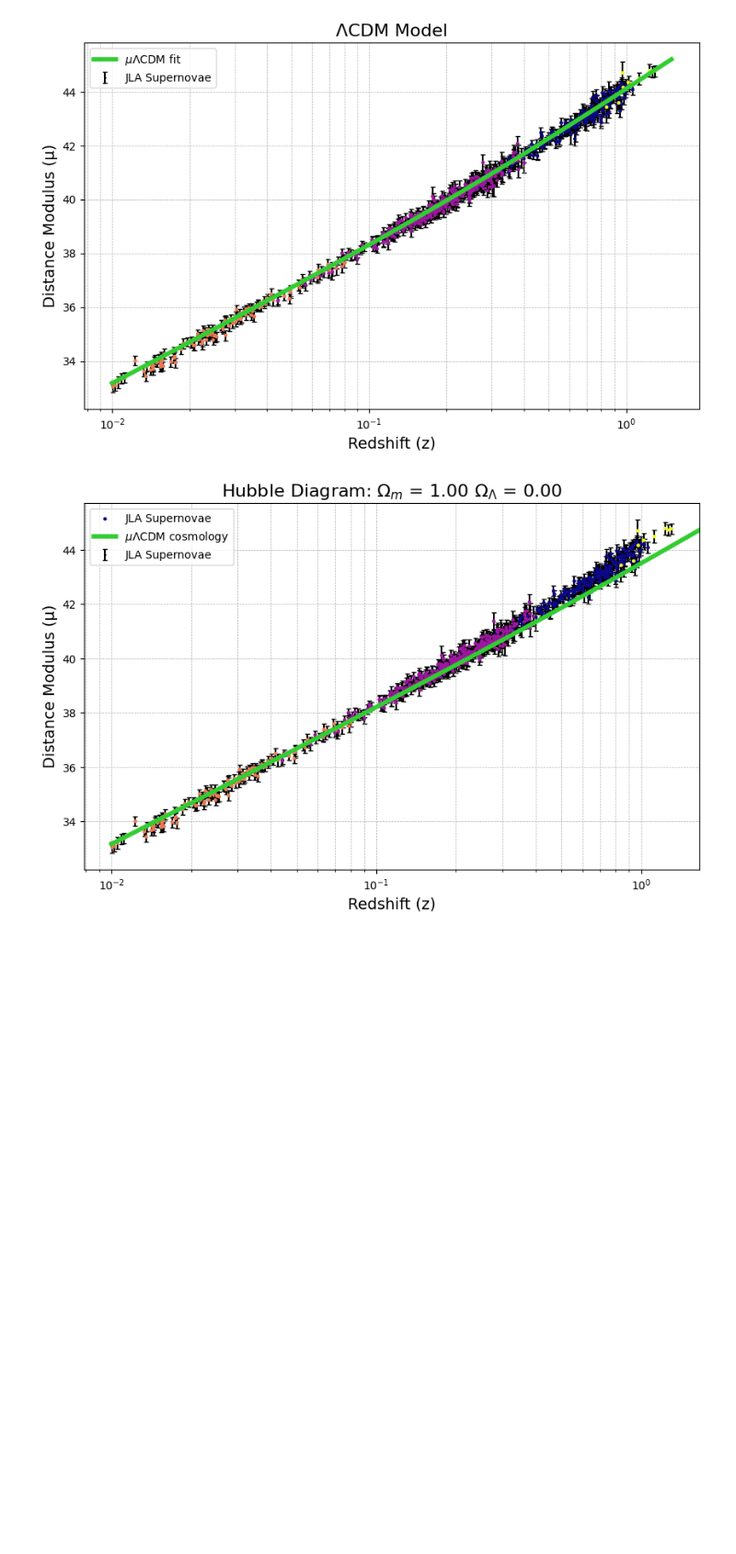
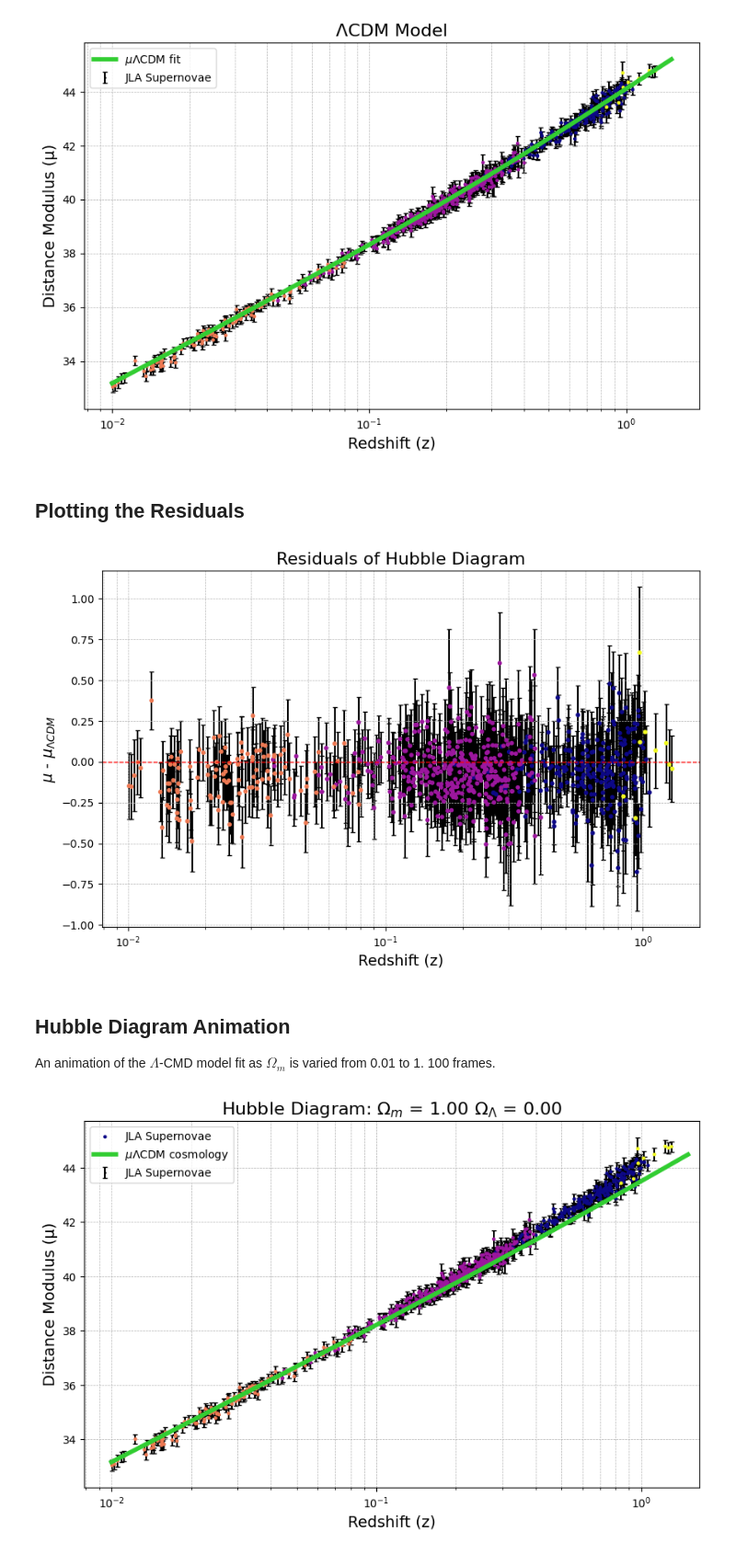
Before and after one commit to chernya4/astr_prac, a Jupyter notebook: SDSS_practice.ipynb, the cells around one changed output. Shown at 92% size. Saved outputs shown, nothing was run; the diff lists cells and outputs as text; code cells hidden in the pictures; blank space fills up the shorter version.

```diff
--- a/SDSS_practice.ipynb
+++ b/SDSS_practice.ipynb
@@ -250,4 +253,35 @@ plt.legend()
 plt.show()
 # %% [output]
 [figure]
+# %% [markdown]
+## Plotting the Residuals ##
+# %%
+## NOTE: this is not same values as d_L_vals above. This is the d_L values for the zcmb values in the data set.
+
+d_L_real_res_vals = np.array([luminosity_distance(z) for z in zcmb])
+
+mu_theoretical = 5 * np.log10(d_L_real_res_vals * 1e6 / 10) # H_o is in km/s/Mpc, d_L must convert to pc via 1e6
+
+plt.figure(figsize=(10, 6))
+
+# Scatter plot with error bars
+plt.errorbar(
+    zcmb, mu - mu_theoretical, yerr=sigma_mu, fmt='o', color='black', label='JLA Supernovae', capsize=2, markersize=1, zorder=1
+)
+
+# Color Coded Scatter Plot with Error Bars
+plt.xscale('log')
+plt.scatter(zcmb, mu - mu_theoretical, c=set_values, cmap='plasma', s=10, zorder=2)
+
+plt.axhline(0, color='red', linestyle='--', linewidth=1, label='Zero Line')
+plt.xlabel('Redshift (z)', fontsize=14)
+plt.ylabel('$\mu$ - $\mu_{\Lambda CDM}$', fontsize=14)
+plt.title('Residuals of Hubble Diagram', fontsize=16)
+plt.grid(True, which="both", linestyle="--", linewidth=0.5)
+plt.show()
+# %% [output]
+[figure, added]
+# %% [markdown]
+## Hubble Diagram Animation ##
+An animation of the $\Lambda$-CMD model fit as $\Omega_m$ is varied from 0.01 to 1. 100 frames.
 # %%
```
Also changed, not shown: parts of 11 cells of this notebook, 8 other files.
